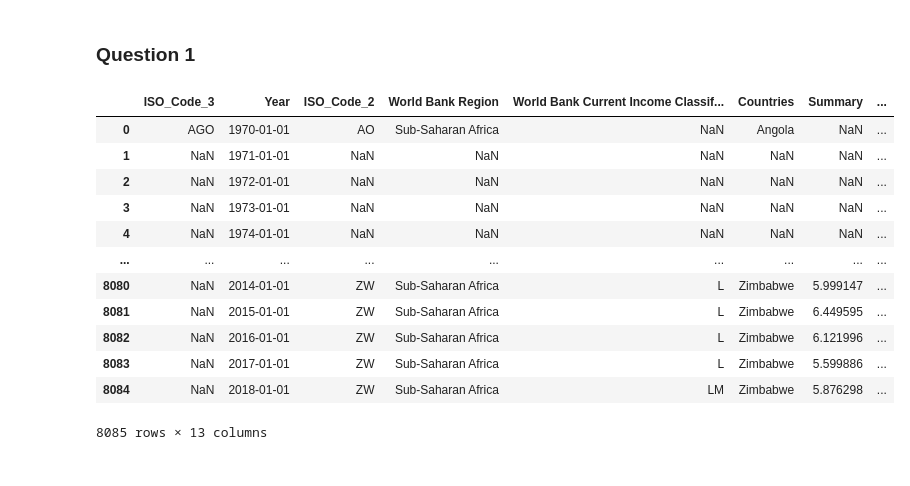
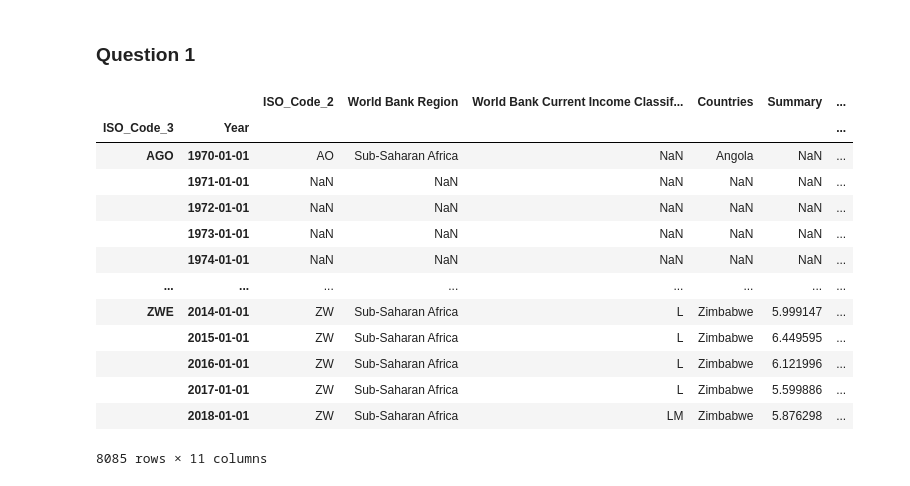
Before and after one commit to paighewold/ECON411, a Jupyter notebook: At Home Projects/Project 9 Exercises.ipynb, the cells around one changed output. Saved outputs shown, nothing was run; the diff lists cells and outputs as text; code cells hidden in the pictures.

```diff
--- a/At Home Projects/Project 9 Exercises.ipynb
+++ b/At Home Projects/Project 9 Exercises.ipynb
@@ -7,20 +8,21 @@ import matplotlib.pyplot as plt
 # %% [markdown]
 ### Question 1
 # %%
-hw_data = pd.read_excel("EFWAndRGDP.xls")
+hw_data = pd.read_excel("EFWAndRGDP.xls",index_col = [0,1])
 
 hw_data
 # %% [output]
-|  | ISO_Code_3 | Year | ISO_Code_2 | World Bank Region | World Bank Current Income Classif... | Countries | Summary | ... |
-| 0 | AGO | 1970-01-01 | AO | Sub-Saharan Africa | NaN | Angola | NaN | ... |
-| 1 | NaN | 1971-01-01 | NaN | NaN | NaN | NaN | NaN | ... |
-| 2 | NaN | 1972-01-01 | NaN | NaN | NaN | NaN | NaN | ... |
-| 3 | NaN | 1973-01-01 | NaN | NaN | NaN | NaN | NaN | ... |
-| 4 | NaN | 1974-01-01 | NaN | NaN | NaN | NaN | NaN | ... |
-| ... | ... | ... | ... | ... | ... | ... | ... | ... |
-| 8080 | NaN | 2014-01-01 | ZW | Sub-Saharan Africa | L | Zimbabwe | 5.999147 | ... |
-| 8081 | NaN | 2015-01-01 | ZW | Sub-Saharan Africa | L | Zimbabwe | 6.449595 | ... |
-| 8082 | NaN | 2016-01-01 | ZW | Sub-Saharan Africa | L | Zimbabwe | 6.121996 | ... |
-| 8083 | NaN | 2017-01-01 | ZW | Sub-Saharan Africa | L | Zimbabwe | 5.599886 | ... |
-| 8084 | NaN | 2018-01-01 | ZW | Sub-Saharan Africa | LM | Zimbabwe | 5.876298 | ... |
+|  |  | ISO_Code_2 | World Bank Region | World Bank Current Income Classif... | Countries | Summary | ... |
+| ISO_Code_3 | Year |  |  |  |  |  | ... |
+| AGO | 1970-01-01 | AO | Sub-Saharan Africa | NaN | Angola | NaN | ... |
+|  | 1971-01-01 | NaN | NaN | NaN | NaN | NaN | ... |
+|  | 1972-01-01 | NaN | NaN | NaN | NaN | NaN | ... |
+|  | 1973-01-01 | NaN | NaN | NaN | NaN | NaN | ... |
+|  | 1974-01-01 | NaN | NaN | NaN | NaN | NaN | ... |
+| ... | ... | ... | ... | ... | ... | ... | ... |
+| ZWE | 2014-01-01 | ZW | Sub-Saharan Africa | L | Zimbabwe | 5.999147 | ... |
+|  | 2015-01-01 | ZW | Sub-Saharan Africa | L | Zimbabwe | 6.449595 | ... |
+|  | 2016-01-01 | ZW | Sub-Saharan Africa | L | Zimbabwe | 6.121996 | ... |
+|  | 2017-01-01 | ZW | Sub-Saharan Africa | L | Zimbabwe | 5.599886 | ... |
+|  | 2018-01-01 | ZW | Sub-Saharan Africa | LM | Zimbabwe | 5.876298 | ... |
-8085 rows × 13 columns
+8085 rows × 11 columns
```
Also changed, not shown: parts of 26 cells of this notebook, 2 other files.
